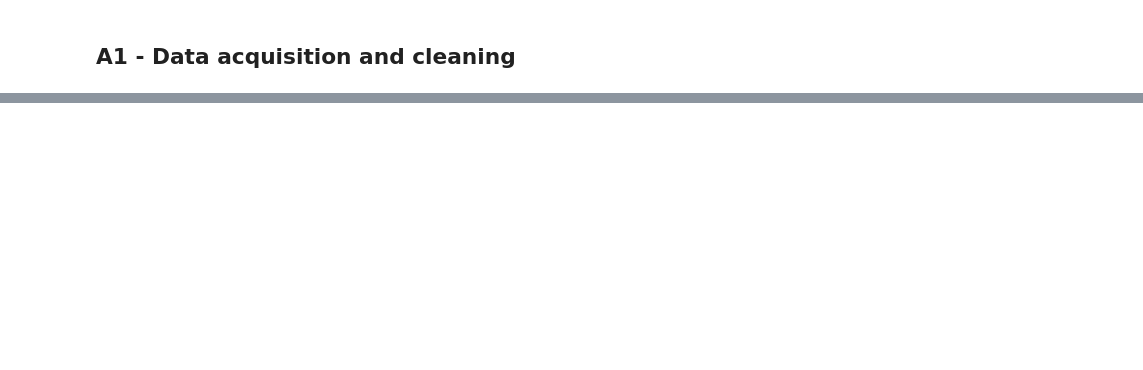
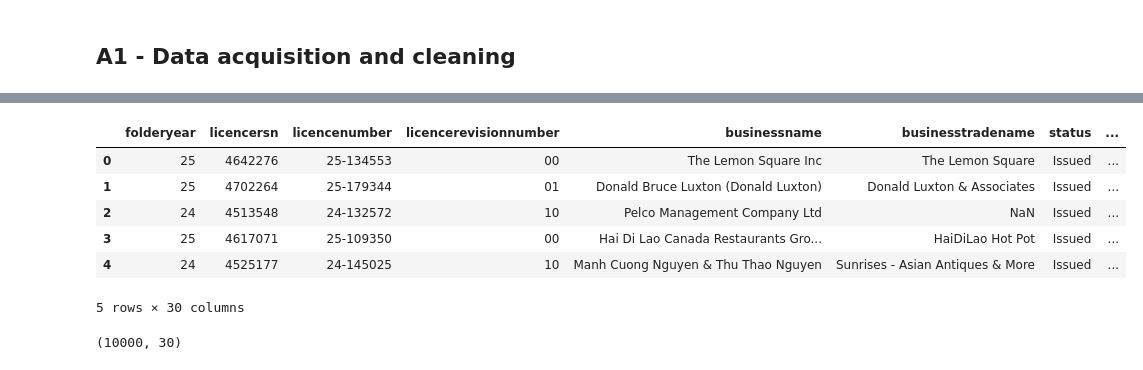
Before and after one commit to 8itoonmaria/Assignment03, a Jupyter notebook: business-level-clustering.ipynb, the cells around one changed output, grey strips where cells are left out. Drawn from its saved outputs; the diff is of its cells as text; code cells hidden in the pictures; blank space fills up the shorter version.

```diff
--- a/business-level-clustering.ipynb
+++ b/business-level-clustering.ipynb
@@ -190,0 +356,15 @@ print(
+# %%
+# BEGIN CHATGPT
+# PROMPT: how do i keep a sample size of 10000 business from the dataset while maintaining the same distribution of business types?
+
+SAMPLE_SIZE = 10_000
+
+df_sample = df_issued_clean.sample(
+    n=min(SAMPLE_SIZE, len(df_issued_clean)),
+    random_state=42
+).reset_index(drop=True)
+
+print("Full cleaned issued dataset:", df_issued_clean.shape)
+print("Sampled dataset:", df_sample.shape)
+
+# END CHATGPT
@@ -190,0 +399,47 @@ print(
+# %%
+final_columns = [
+    'folderyear',
+    'licencersn',
+    'licencenumber',
+    'licencerevisionnumber',
+    'businessname',
+    'businesstradename',
+    'status',
+    'issueddate',
+    'expireddate',
+    'businesstype',
+    'businesssubtype',
+    'unit',
+    'unittype',
+    'house',
+    'street',
+    'city',
+    'province',
+    'country',
+    'postalcode',
+    'localarea',
+    'numberofemployees',
+    'feepaid',
+    'extractdate',
+    'geom',
+    'geo_point_2d',
+    'longitude',
+    'latitude',
+    'feepaid_missing',
+    'feepaid_clean',
+    'business_group'
+]
+
+df_final = df_sample[final_columns].copy()
+
+display(df_final.head())
+print(df_final.shape)
+# %% [output]
+|  | folderyear | licencersn | licencenumber | licencerevisionnumber | businessname | businesstradename | status | ... |
+| 0 | 25 | 4642276 | 25-134553 | 00 | The Lemon Square Inc | The Lemon Square | Issued | ... |
+| 1 | 25 | 4702264 | 25-179344 | 01 | Donald Bruce Luxton (Donald Luxton) | Donald Luxton & Associates | Issued | ... |
+| 2 | 24 | 4513548 | 24-132572 | 10 | Pelco Management Company Ltd | NaN | Issued | ... |
+| 3 | 25 | 4617071 | 25-109350 | 00 | Hai Di Lao Canada Restaurants Gro... | HaiDiLao Hot Pot | Issued | ... |
+| 4 | 24 | 4525177 | 24-145025 | 10 | Manh Cuong Nguyen & Thu Thao Nguyen | Sunrises - Asian Antiques & More | Issued | ... |
+5 rows × 30 columns
+(10000, 30)
```
Also changed, not shown: parts of 35 cells of this notebook, 1 other file.
